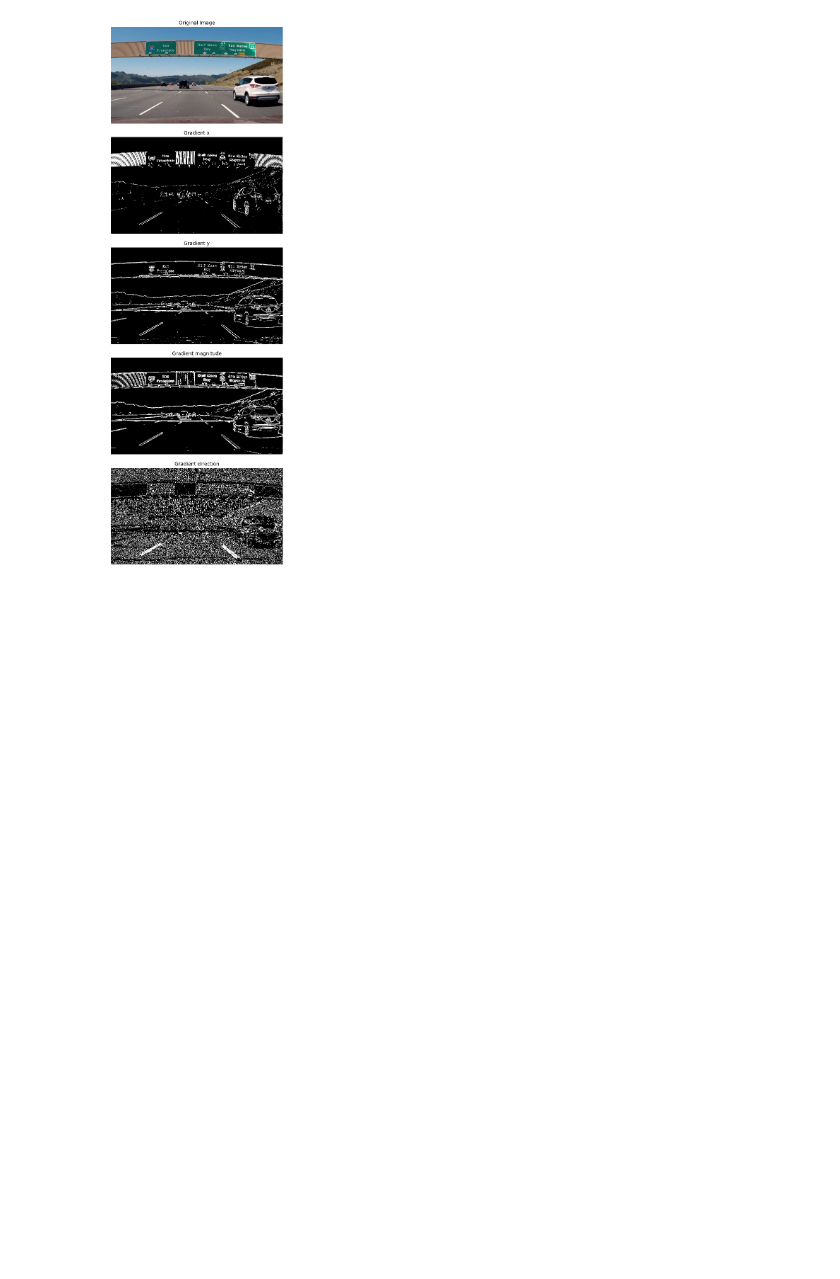
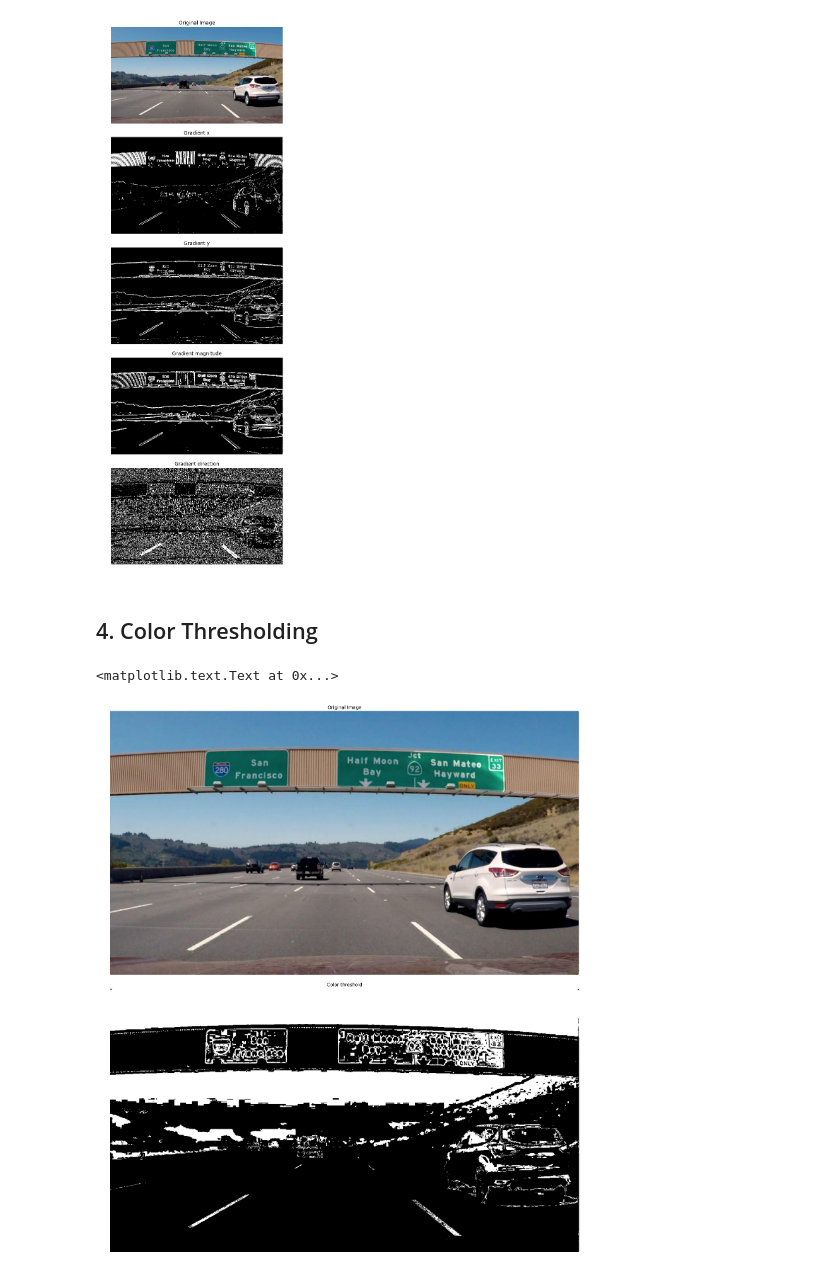
Before and after one commit to sosegon/udacity-projects, a Jupyter notebook: Andvanced Lane Lines.ipynb, the cells around one changed output. Drawn from its saved outputs; the diff is of its cells as text; code cells hidden in the pictures; blank space fills up the shorter version.

Commit message:
feat: Added color thresholding

```diff
--- a/Andvanced Lane Lines.ipynb
+++ b/Andvanced Lane Lines.ipynb
@@ -184,3 +185,42 @@ ax5.set_title('Gradient direction', fontsize=10)
 plt.subplots_adjust(left=0., right=1, top=1.9, bottom=1.)
 # %% [output]
 [figure]
+# %% [markdown]
+## 4. Color Thresholding
+# %%
+########################################################
+# Function to identify lane lines
+########################################################
+def hls_select(img, thresh=(0, 255)):
+    # 1) Convert to HLS color space
+    hls = cv2.cvtColor(img, cv2.COLOR_BGR2HLS)
+
+    # 2) Apply a threshold to the S channel
+    s = hls[:,:,2]
+    binary = np.zeros_like(s)
+    binary[(s > thresh[0]) & (s <= thresh[1])] = 1
+
+    # 3) Return a binary image of threshold result
+    binary_output = np.copy(binary) # placeholder line
+    return binary_output
+
+image = cv2.imread("./signs_vehicles_xygrad.png")
+shape = image.shape
+image_ratio = shape[0] / shape[1]
+
+hls_binary = hls_select(image, thresh=(80, 200))
+
+# display the images
+f, (ax1, ax2) = plt.subplots(2, figsize=(30, 30 * image_ratio))
+f.tight_layout()
+
+ax1.axis("off")
+ax1.imshow(cv2.cvtColor(image, cv2.COLOR_BGR2RGB))
+ax1.set_title('Original Image', fontsize=10)
+
+ax2.axis("off")
+ax2.imshow(hls_binary, cmap="gray")
+ax2.set_title('Color threshold', fontsize=10)
+# %% [output]
+<matplotlib.text.Text at 0x...>
+[figure, added]
```
Also changed, not shown: parts of 2 cells of this notebook.
